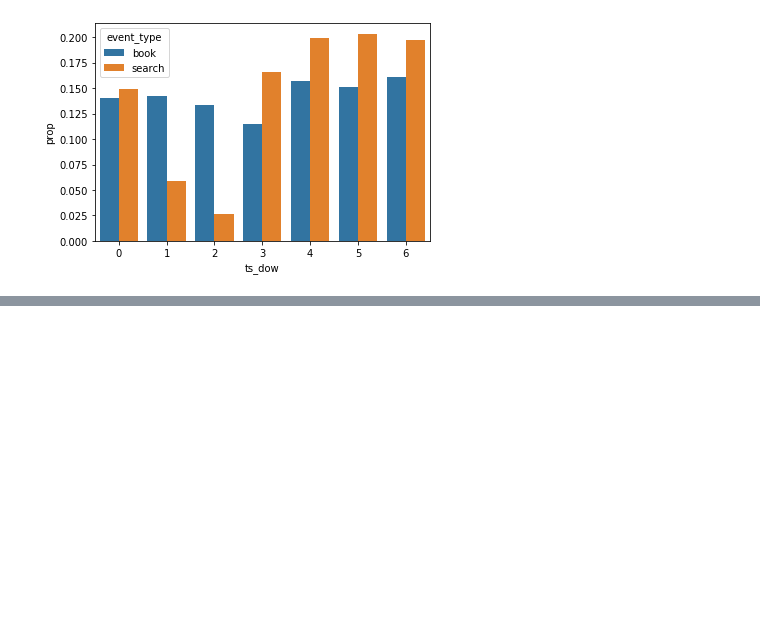
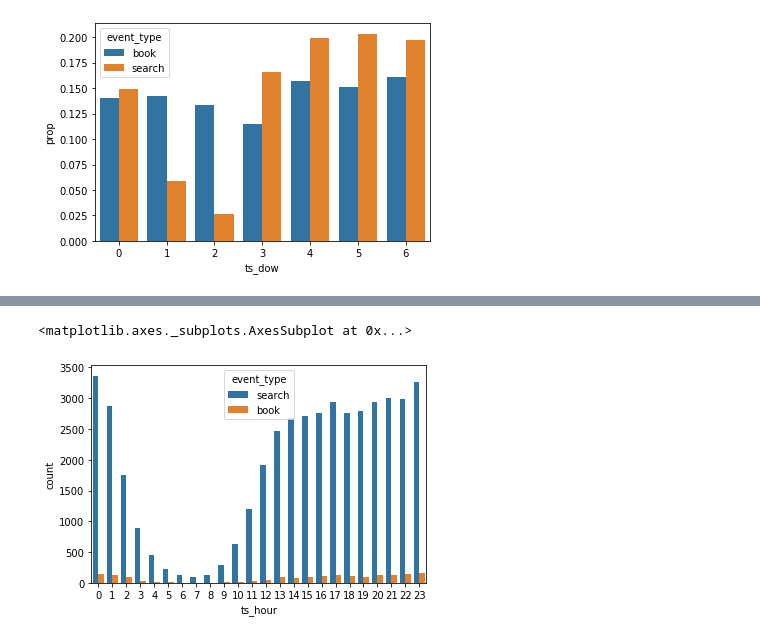
Before and after one commit to giallo41/book_destination, a Jupyter notebook: eda.ipynb, the cells around one changed output, grey strips where cells are left out. Cells and saved outputs as stored; diff of their text form; code cells hidden in the pictures; blank space fills up the shorter version.

```diff
--- a/eda.ipynb
+++ b/eda.ipynb
@@ -550,0 +562,7 @@ sns.barplot(x='ts_dow', y='prop', hue='event_type', data=prop_df)
+# %%
+df_event_sorted['ts_hour'] = df_event_sorted['ts'].dt.hour
+# %%
+sns.countplot(x='ts_hour', hue='event_type', data=df_event_sorted)
+# %% [output]
+<matplotlib.axes._subplots.AxesSubplot at 0x...>
+[figure, added]
```
Also changed, not shown: parts of 31 cells of this notebook.
